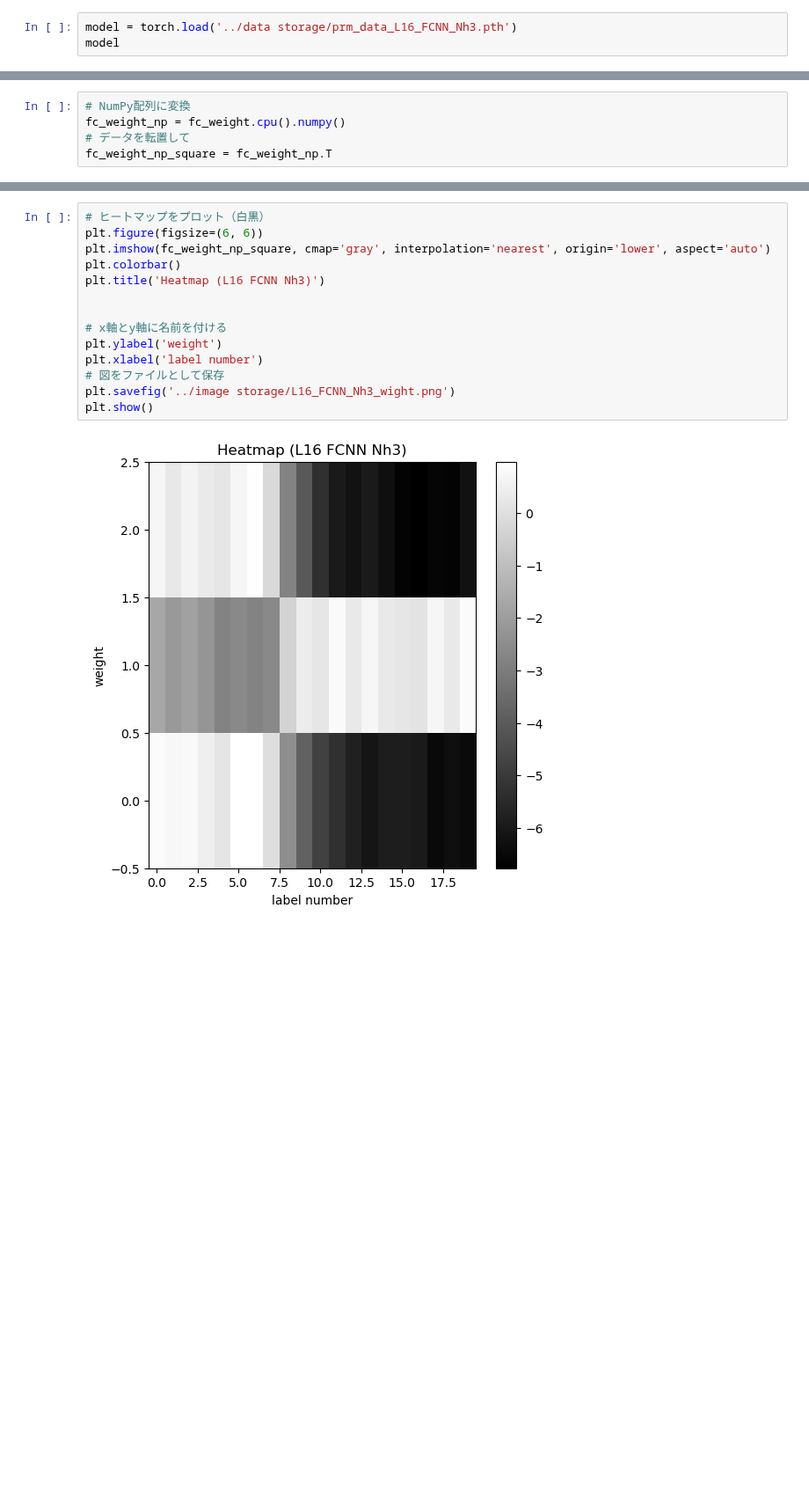
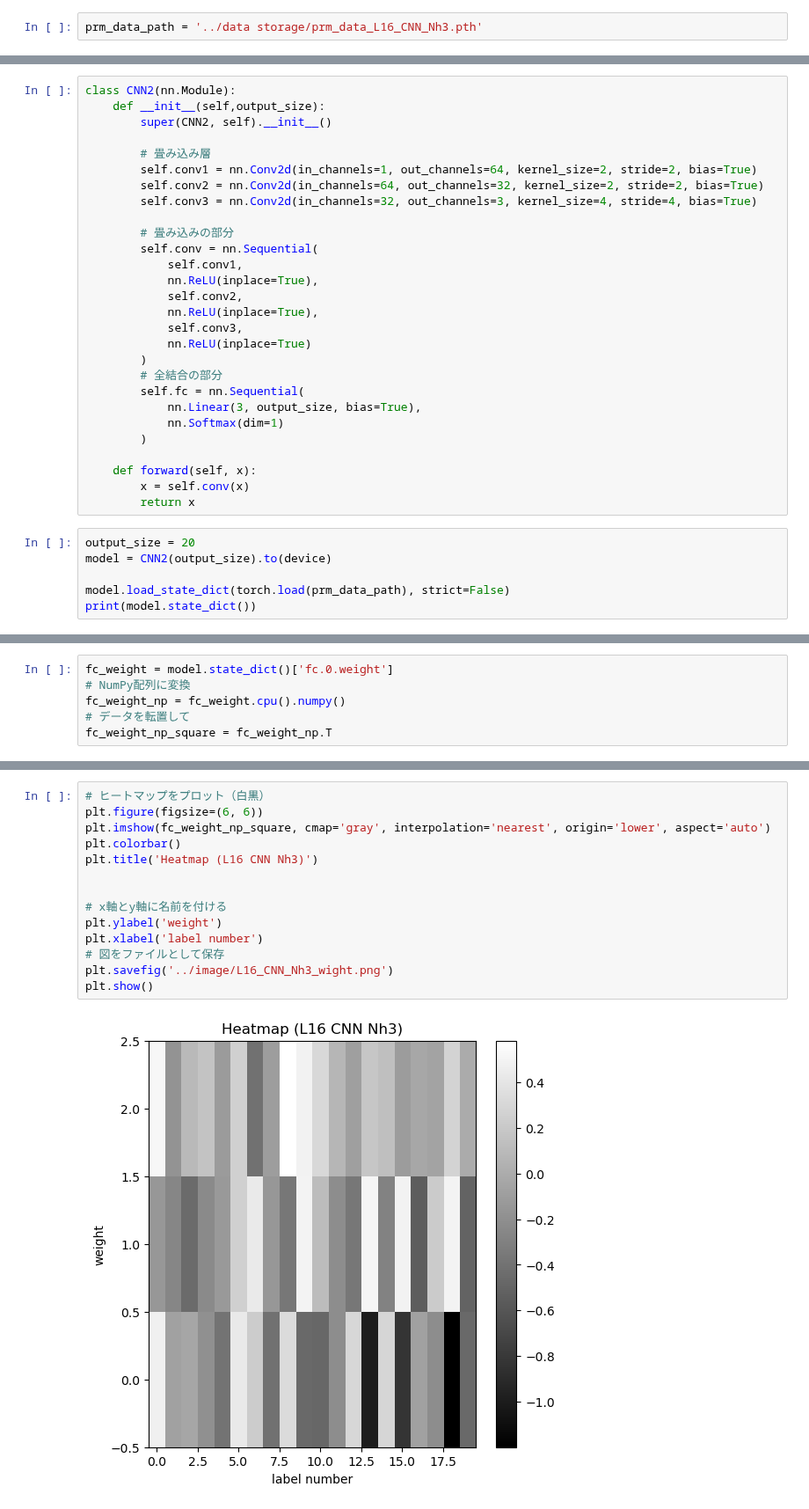
Before and after one commit to Chansuga/Master-s_thesis, a Jupyter notebook: Paper_Tomiya_Kikuchi_Kashiwa/Parameter analysis/prm_CNN_L16_Nh3.ipynb, the cells around one changed output, grey strips where cells are left out. Shown at 88% size. Saved outputs shown, nothing was run; the diff lists cells and outputs as text; blank space fills up the shorter version.

```diff
--- a/Paper_Tomiya_Kikuchi_Kashiwa/Parameter analysis/prm_CNN_L16_Nh3.ipynb
+++ b/Paper_Tomiya_Kikuchi_Kashiwa/Parameter analysis/prm_CNN_L16_Nh3.ipynb
@@ -5,3 +12,2 @@ import matplotlib.pyplot as plt
 # %%
-model = torch.load('../data storage/prm_data_L16_FCNN_Nh3.pth')
-model
+prm_data_path = '../data storage/prm_data_L16_CNN_Nh3.pth'
@@ -53,0 +14,34 @@ torch.Size([20, 3])
+# %%
+class CNN2(nn.Module):
+    def __init__(self,output_size):
+        super(CNN2, self).__init__()
+
+        # 畳み込み層
+        self.conv1 = nn.Conv2d(in_channels=1, out_channels=64, kernel_size=2, stride=2, bias=True)
+        self.conv2 = nn.Conv2d(in_channels=64, out_channels=32, kernel_size=2, stride=2, bias=True)
+        self.conv3 = nn.Conv2d(in_channels=32, out_channels=3, kernel_size=4, stride=4, bias=True)
+
+        # 畳み込みの部分
+        self.conv = nn.Sequential(
+            self.conv1,
+            nn.ReLU(inplace=True),
+            self.conv2,
+            nn.ReLU(inplace=True),
+            self.conv3,
+            nn.ReLU(inplace=True)
+        )
+        # 全結合の部分
+        self.fc = nn.Sequential(
+            nn.Linear(3, output_size, bias=True),
+            nn.Softmax(dim=1)
+        )
+
+    def forward(self, x):
+        x = self.conv(x)
+        return x
+# %%
+output_size = 20
+model = CNN2(output_size).to(device)
+
+model.load_state_dict(torch.load(prm_data_path), strict=False)
+print(model.state_dict())
@@ -54,4 +66,5 @@ torch.Size([20, 3])
 # %%
+fc_weight = model.state_dict()['fc.0.weight']
 # NumPy配列に変換
 fc_weight_np = fc_weight.cpu().numpy()
 # データを転置して
@@ -79,18 +72,18 @@ fc_weight_np_square.shape
 # %%
 # ヒートマップをプロット（白黒）
 plt.figure(figsize=(6, 6))
 plt.imshow(fc_weight_np_square, cmap='gray', interpolation='nearest', origin='lower', aspect='auto')
 plt.colorbar()
-plt.title('Heatmap (L16 FCNN Nh3)')
+plt.title('Heatmap (L16 CNN Nh3)')
 
 
 # x軸とy軸に名前を付ける
 plt.ylabel('weight')
 plt.xlabel('label number')
 # 図をファイルとして保存
-plt.savefig('../image storage/L16_FCNN_Nh3_wight.png')
+plt.savefig('../image/L16_CNN_Nh3_wight.png')
 plt.show()
 # %% [output]
-[figure, old version]
+[figure, new version]
 # %%
 fc_weight_np_square_sum = np.sum(fc_weight_np_square, axis=0)
```
Also changed, not shown: parts of 25 cells of this notebook, 13 other files.
